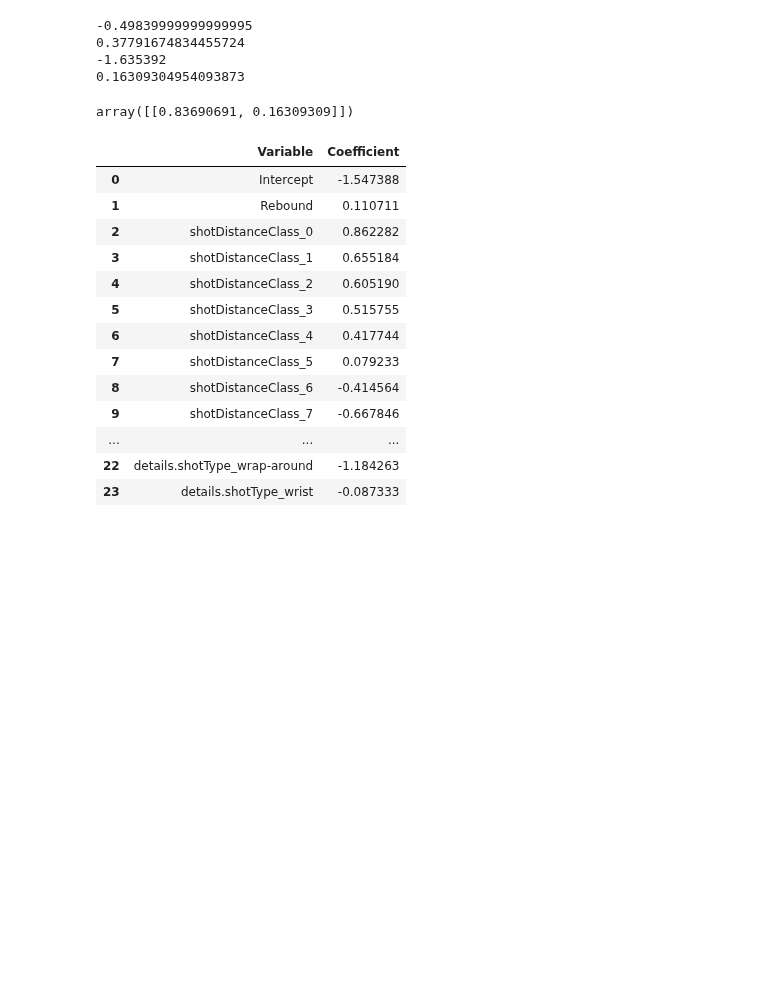
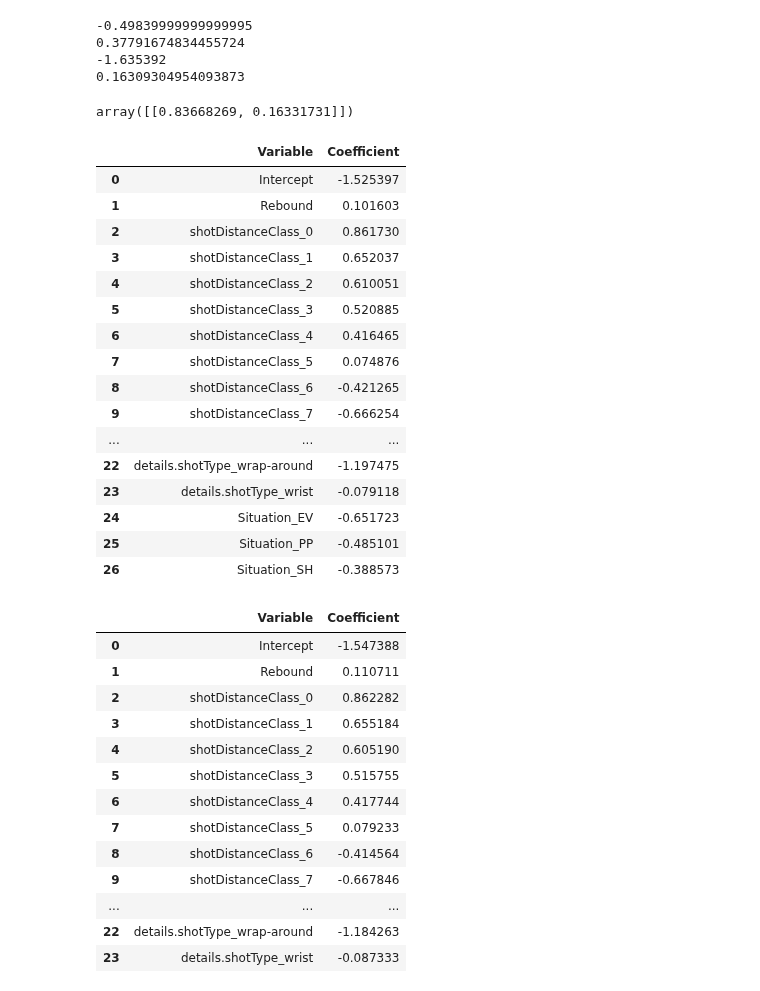
Before and after one commit to rromaniuk31/PhD-Research, a Jupyter notebook: Create_Historical_Models.ipynb, the cells around one changed output. Drawn from its saved outputs; the diff is of its cells as text; code cells hidden in the pictures; blank space fills up the shorter version.

```diff
--- a/Create_Historical_Models.ipynb
+++ b/Create_Historical_Models.ipynb
@@ -146,18 +146,19 @@ def preprocess_data(df, model, gametype = "regular", schedule = schedule):
     # Drop rows with missing details.shotType, this is the only column containing NaN
     df = df[df["details.shotType"].notna()]
 
-    #Create an abs.xCoord column, so shots are in one direction
-    df["abs.xCoord"] = df["details.xCoord"].abs()
+    #Create an flipped.xCoord and flipped.yCoord column, so shots are in one direction
+    df["flipped.xCoord"] = df["details.xCoord"] * -1.0
+    df["flipped.yCoord"] = df["details.yCoord"] * -1.0
 
     # Determine whether home team took the shot
-    df["homeTeamShot"] = df["details.eventOwnerTeamId"] == df["homeTeam.id"]
+    df["homeTeamShot"] = df["details.eventOwnerTeamId"].astype(int).astype(str) == df["homeTeam.id"].astype(int).astype(str)
 
     # Determine which direction the shot was taken
     df["shotSide"] = df.apply(shot_side, axis = 1)
 
     # Adjust shots taken towards the left net
-    df["adj.xCoord"] = df.apply(lambda row: abs(row["details.xCoord"]) if row["shotSide"] == "left" else row["details.xCoord"], axis = 1)
-    df["adj.yCoord"] = df.apply(lambda row: abs(row["details.yCoord"]) if row["shotSide"] == "left" else row["details.yCoord"], axis = 1)
+    df["adj.xCoord"] = df.apply(lambda row: row["flipped.xCoord"] if row["shotSide"] == "left" else row["details.xCoord"], axis = 1)
+    df["adj.yCoord"] = df.apply(lambda row: row["flipped.yCoord"] if row["shotSide"] == "left" else row["details.yCoord"], axis = 1)
 
     # Create shotDistance column
     df["shotDistance"] = df.apply(get_shot_distance, axis = 1)
@@ -166,7 +167,10 @@ def preprocess_data(df, model, gametype = "regular", schedule = schedule):
     df = get_shot_distance_class(df, model)
 
     # Create rebound column as defined by Ryder (2004)
-    df["Rebound"] = ((df["lastEvent"] == "shot-on-goal") & (df["timeSinceLastEvent"] >=0) & (df["timeSinceLastEvent"] <= 2) & (df["shotDistance"] < 25))
+    if model == "krzy09":
+        df["Rebound"] = ((df["lastEvent"] == "shot-on-goal") & (df["timeSinceLastEvent"] >=0) & (df["timeSinceLastEvent"] <= 2))
+    else:
+        df["Rebound"] = ((df["lastEvent"] == "shot-on-goal") & (df["timeSinceLastEvent"] >=0) & (df["timeSinceLastEvent"] <= 2) & (df["shotDistance"] < 25))
 
     # Create a column to denote strength
     # Breakup code
@@ -327,7 +331,30 @@ testing["Situation_EV"] = 1.0
 testing["Rebound"] = 1.0
 model_krzy05a.predict_proba(testing)
 # %% [output]
-array([[0.83690691, 0.16309309]])
+array([[0.83668269, 0.16331731]])
+# %%
+# New
+coeff_krzy05a = pd.DataFrame({"Variable": X_train_krzy05a.columns, "Coefficient": model_krzy05a.coef_[0]})
+intercept_krzy05a = pd.DataFrame({"Variable": ["Intercept"], "Coefficient": model_krzy05a.intercept_})
+pd.concat([intercept_krzy05a, coeff_krzy05a], ignore_index = True)
+# %% [output]
+|  | Variable | Coefficient |
+| 0 | Intercept | -1.525397 |
+| 1 | Rebound | 0.101603 |
+| 2 | shotDistanceClass_0 | 0.861730 |
+| 3 | shotDistanceClass_1 | 0.652037 |
+| 4 | shotDistanceClass_2 | 0.610051 |
+| 5 | shotDistanceClass_3 | 0.520885 |
+| 6 | shotDistanceClass_4 | 0.416465 |
+| 7 | shotDistanceClass_5 | 0.074876 |
+| 8 | shotDistanceClass_6 | -0.421265 |
+| 9 | shotDistanceClass_7 | -0.666254 |
+| ... | ... | ... |
+| 22 | details.shotType_wrap-around | -1.197475 |
+| 23 | details.shotType_wrist | -0.079118 |
+| 24 | Situation_EV | -0.651723 |
+| 25 | Situation_PP | -0.485101 |
+| 26 | Situation_SH | -0.388573 |
 # %%
 coeff_krzy05a = pd.DataFrame({"Variable": X_train_krzy05a.columns, "Coefficient": model_krzy05a.coef_[0]})
 intercept_krzy05a = pd.DataFrame({"Variable": ["Intercept"], "Coefficient": model_krzy05a.intercept_})
```
Also changed, not shown: parts of 3 cells of this notebook.
